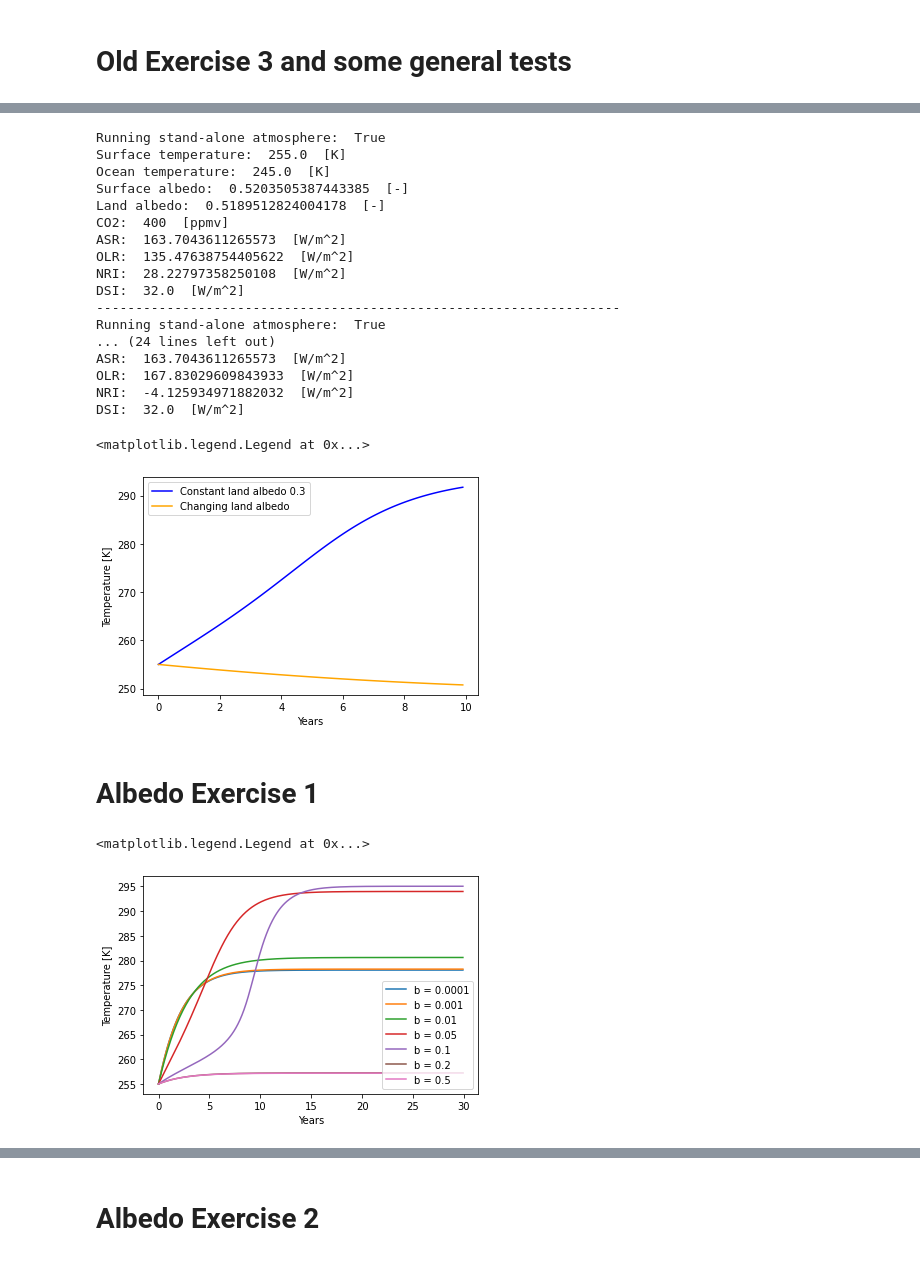
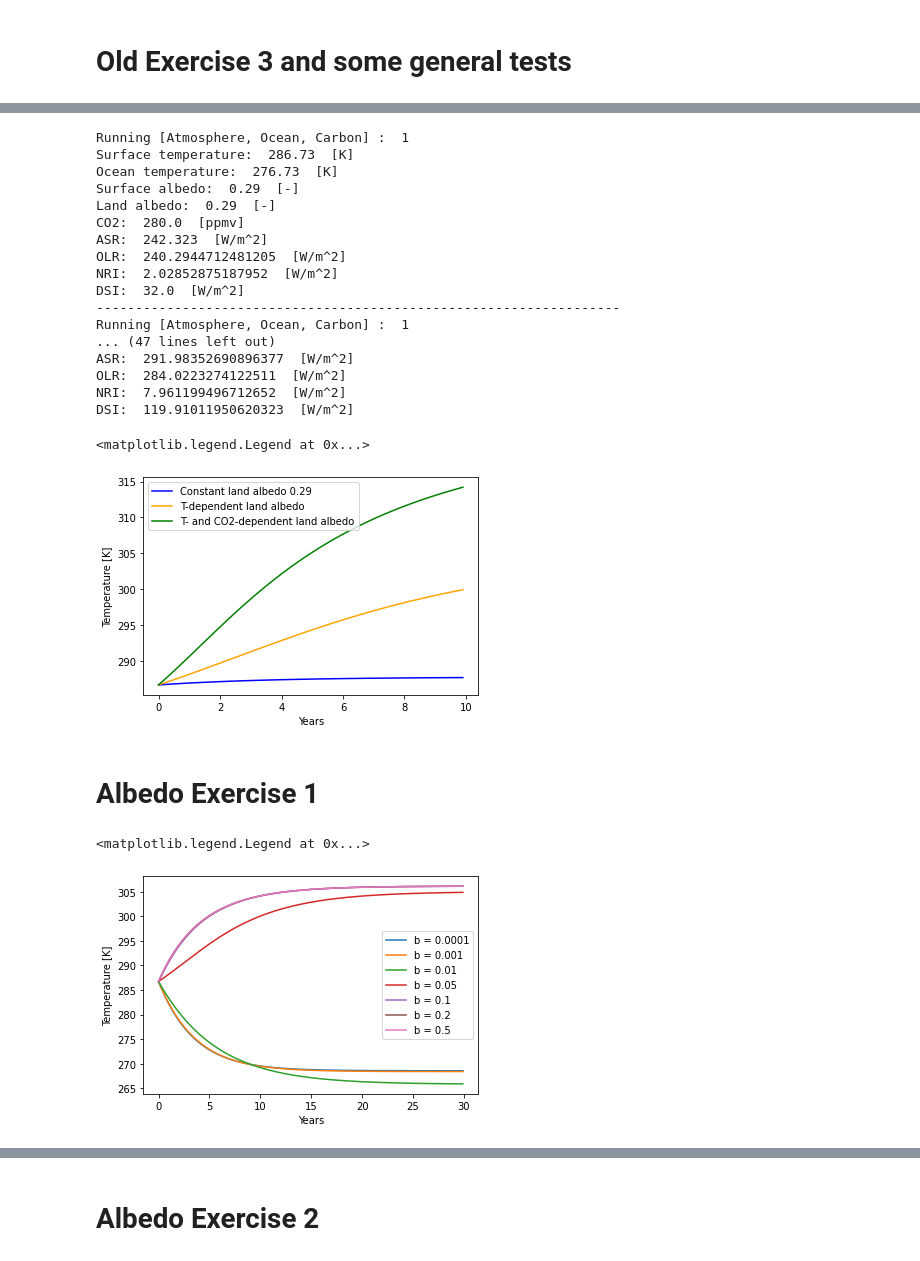
Before and after one commit to dkrieger94/intro, a Jupyter notebook: EarthSystemModel.ipynb, the cells around one changed output, grey strips where cells are left out. Saved outputs shown, nothing was run; the diff lists cells and outputs as text; code cells hidden in the pictures.

```diff
--- a/EarthSystemModel.ipynb
+++ b/EarthSystemModel.ipynb
@@ -588,64 +692,81 @@ DSI:  32.0  [W/m^2]
 # %%
-model = ESM(initial_state=255.0, co2=400)
+model = ESM(initial_state=Ts_0, active_components=1)
 
 model.model_info()
 
-time, temperature_0 = model.integrate(sim_time=10., out_freq=.1, update_state=False, verbose=False)
+time, output = model.integrate(sim_time=10., out_freq=.1, verbose=False)
+temperature_0 = output['Ts']
 
 print('-------------------------------------------------------------------')
 model.model_info()
 
 
-model = ESM(initial_state=255.0, co2=0)
+model = ESM(initial_state=Ts_0, active_components=1, use_constant_albedo_land=False)
 
 model.model_info()
 
-time, temperature_1 = model.integrate(sim_time=10., out_freq=.1, update_state=False, verbose=False)
+time, output = model.integrate(sim_time=10., out_freq=.1, verbose=False)
+temperature_1 = output['Ts']
+
+print('-------------------------------------------------------------------')
+model.model_info()
+
+model = ESM(initial_state=Ts_0, active_components=1,
+            use_constant_albedo_land=False,
+            use_constant_albedo_icefree=False)
+
+
+model.model_info()
+
+time, output = model.integrate(sim_time=10., out_freq=.1, verbose=False)
+temperature_2 = output['Ts']
 
 print('-------------------------------------------------------------------')
 model.model_info()
 
 
-plt.plot(time, temperature_0, ls='solid', color='blue', label="Constant land albedo 0.3")
-plt.plot(time, temperature_1, ls='solid', color='orange', label="Changing land albedo")
+plt.plot(time, temperature_0, ls='solid', color='blue', label="Constant land albedo 0.29")
+plt.plot(time, temperature_1, ls='solid', color='orange', label="T-dependent land albedo")
+plt.plot(time, temperature_2, ls='solid', color='green', label="T- and CO2-dependent land albedo")
 
 plt.xlabel('Years')
 plt.ylabel('Temperature [K]')
 plt.legend()
 # %% [output]
-Running stand-alone atmosphere:  True
-Surface temperature:  255.0  [K]
-Ocean temperature:  245.0  [K]
-Surface albedo:  0.5203505387443385  [-]
-Land albedo:  0.5189512824004178  [-]
-CO2:  400  [ppmv]
-ASR:  163.7043611265573  [W/m^2]
-OLR:  135.47638754405622  [W/m^2]
-NRI:  28.22797358250108  [W/m^2]
+Running [Atmosphere, Ocean, Carbon] :  1
+Surface temperature:  286.73  [K]
+Ocean temperature:  276.73  [K]
+Surface albedo:  0.29  [-]
+Land albedo:  0.29  [-]
+CO2:  280.0  [ppmv]
+ASR:  242.323  [W/m^2]
+OLR:  240.2944712481205  [W/m^2]
+NRI:  2.02852875187952  [W/m^2]
 DSI:  32.0  [W/m^2]
 -------------------------------------------------------------------
-Running stand-alone atmosphere:  True
-... (24 lines left out)
-ASR:  163.7043611265573  [W/m^2]
-OLR:  167.83029609843933  [W/m^2]
-NRI:  -4.125934971882032  [W/m^2]
-DSI:  32.0  [W/m^2]
+Running [Atmosphere, Ocean, Carbon] :  1
+... (47 lines left out)
+ASR:  291.98352690896377  [W/m^2]
+OLR:  284.0223274122511  [W/m^2]
+NRI:  7.961199496712652  [W/m^2]
+DSI:  119.91011950620323  [W/m^2]
 <matplotlib.legend.Legend at 0x...>
-[figure, old version]
+[figure, new version]
 # %% [markdown]
 # Albedo Exercise 1
 # %%
 for param_b in [0.0001, 0.001, 0.01, 0.05, 0.1, 0.2, 0.5]:
-  model = ESM(initial_state=255.0, albedo_b=param_b)
+  model = ESM(initial_state=Ts_0, albedo_b=param_b, active_components=1, use_constant_albedo_land=False)
 
-  time, temperature_0 = model.integrate(sim_time=30., out_freq=.1, update_state=False, verbose=False)
+  time, output = model.integrate(sim_time=30., out_freq=.1, verbose=False)
+  temperature_0 = output['Ts']
 
   plt.plot(time, temperature_0, ls='solid', label=f"b = {param_b}")
 
 plt.xlabel('Years')
 plt.ylabel('Temperature [K]')
 plt.legend()
 # %% [output]
 <matplotlib.legend.Legend at 0x...>
-[figure, old version]
+[figure, new version]
 # %%
```
Also changed, not shown: parts of 13 cells of this notebook.
